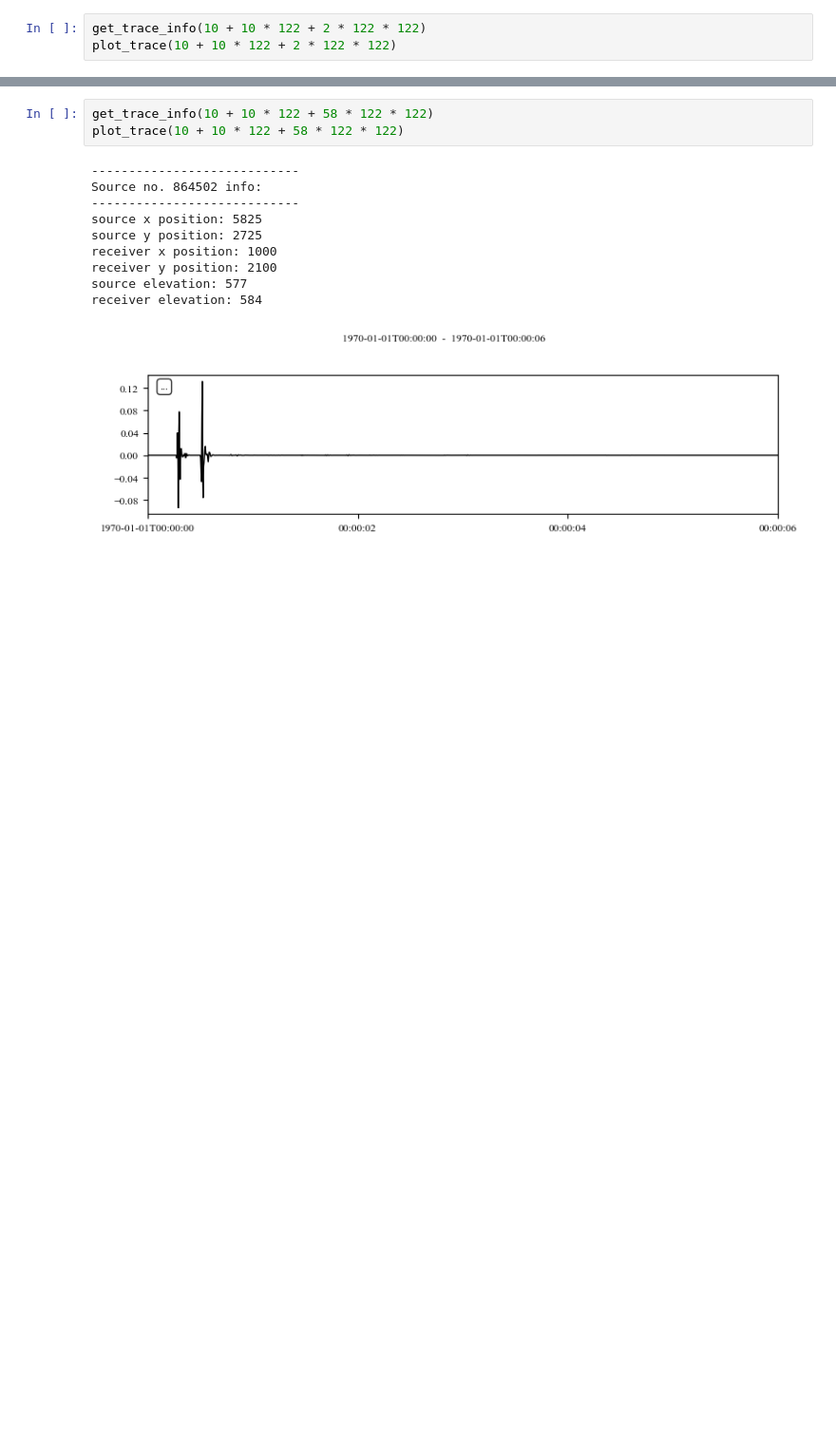
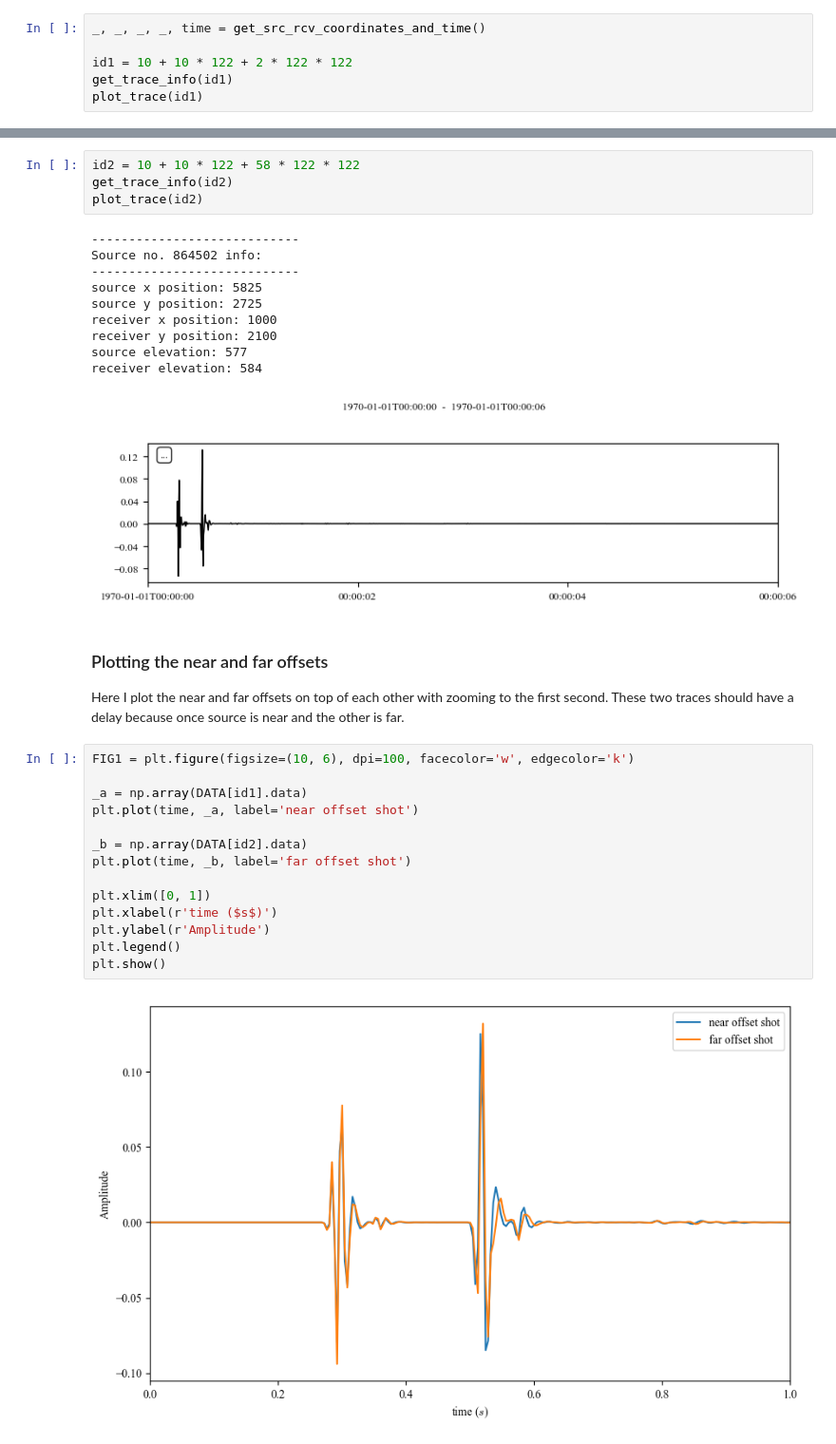
Before and after one commit to geohussain/pelican_website_src, a Jupyter notebook: content/PythonNotebooks/Geophysics/AramcoExperiment/read_data.ipynb, the cells around one changed output, grey strips where cells are left out. Shown: that part at 95% size. Drawn from its saved outputs; the diff is of its cells as text; blank space fills up the shorter version.

```diff
--- a/content/PythonNotebooks/Geophysics/AramcoExperiment/read_data.ipynb
+++ b/content/PythonNotebooks/Geophysics/AramcoExperiment/read_data.ipynb
@@ -65,8 +103,11 @@ Here trace number is $(10 + 10 * 122 + 2 * 122 * 122)$ where this is $(receiver\
 
 Here, I show info for a receiver at the index $(10,10)$ and for source number $2$. The receiver is close to the source, so I am expecting to get **early first arrivals**.
 # %%
-get_trace_info(10 + 10 * 122 + 2 * 122 * 122)
-plot_trace(10 + 10 * 122 + 2 * 122 * 122)
+_, _, _, _, time = get_src_rcv_coordinates_and_time()
+
+id1 = 10 + 10 * 122 + 2 * 122 * 122
+get_trace_info(id1)
+plot_trace(id1)
 # %% [output]
 ----------------------------
 Source no. 30998 info:
@@ -84,8 +125,9 @@ Here trace number is $(10 + 10 * 122 + 58 * 122 * 122)$ where this is $(receiver
 
 Here, I show info for a receiver at the index $(10,10)$ and for source number $58$. The receiver is far from the source, so I am expecting to get **late first arrivals which I don't get**.
 # %%
-get_trace_info(10 + 10 * 122 + 58 * 122 * 122)
-plot_trace(10 + 10 * 122 + 58 * 122 * 122)
+id2 = 10 + 10 * 122 + 58 * 122 * 122
+get_trace_info(id2)
+plot_trace(id2)
 # %% [output]
 ----------------------------
 Source no. 864502 info:
@@ -97,3 +139,22 @@ receiver y position: 2100
 source elevation: 577
 receiver elevation: 584
 [figure]
+# %% [markdown]
+### Plotting the near and far offsets
+Here I plot the near and far offsets on top of each other with zooming to the first second. These two traces should have a delay because once source is near and the other is far.
+# %%
+FIG1 = plt.figure(figsize=(10, 6), dpi=100, facecolor='w', edgecolor='k')
+
+_a = np.array(DATA[id1].data)
+plt.plot(time, _a, label='near offset shot')
+
+_b = np.array(DATA[id2].data)
+plt.plot(time, _b, label='far offset shot')
+
+plt.xlim([0, 1])
+plt.xlabel(r'time ($s$)')
+plt.ylabel(r'Amplitude')
+plt.legend()
+plt.show()
+# %% [output]
+[figure, added]
```
Also changed, not shown: parts of 1 cell of this notebook.
